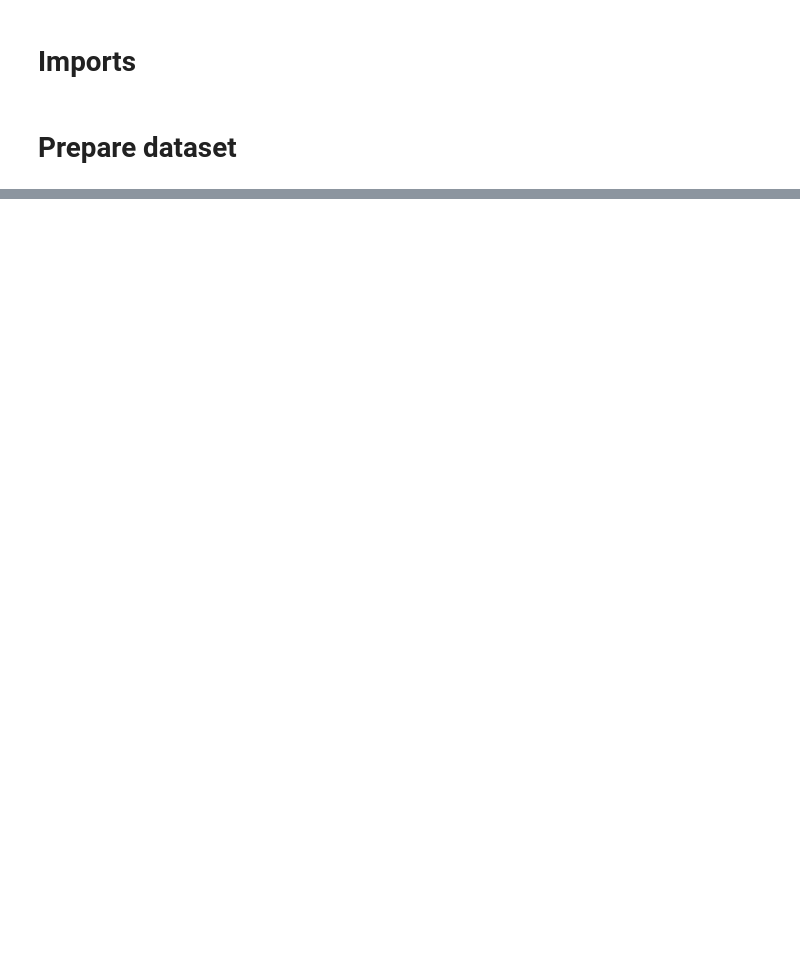
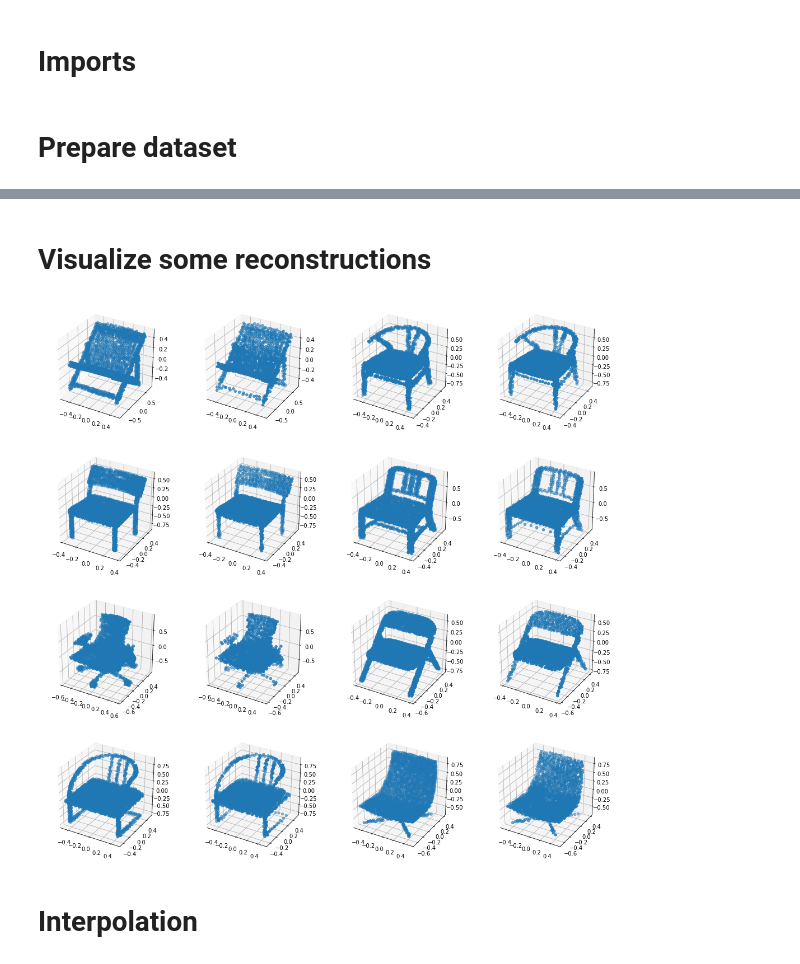
Before and after one commit to jakubzadrozny/thesis, a Jupyter notebook: experiments.ipynb, the cells around one changed output, grey strips where cells are left out. Saved outputs shown, nothing was run; the diff lists cells and outputs as text; code cells hidden in the pictures; blank space fills up the shorter version.

Commit message:
Expand model

```diff
--- a/experiments.ipynb
+++ b/experiments.ipynb
@@ -138,0 +25,45 @@ AssertionError: Torch not compiled with CUDA enabled
+# %%
+model = PCVAE.load_from_drive(PCVAE, name='bestpcvae')
+# %% [markdown]
+# Visualize some reconstructions
+# %%
+def zzip(a, b):
+    if len(a) == 0:
+        return b
+    if len(b) == 0:
+        return a
+    return [a[0], b[0]] + zzip(a[1:], b[1:])
+
+def unstack(t):
+    return [x.squeeze(0) for x in list(t.split(1))]
+# %%
+def subplot_num(m, i, j):
+    return i*m + j
+
+def draw_pc(ax, pc):
+    pc = SetRotation((np.pi/2, -np.pi, 0))(pc)
+    X, Y, Z = np.split(pc, 3)
+    ax.scatter(X, Y, Z)
+
+def plot_samples(samples, n, m):
+    fig = plt.figure(figsize=(4.5*m,4.5*n))
+    for i in range(n):
+        for j in range(m):
+            idx = subplot_num(m, i, j)
+            ax = fig.add_subplot(n, m, idx+1, projection='3d')
+            draw_pc(ax, samples[idx])
+    plt.show()
+# %%
+batch, _ = next(iter(test_loader))
+rec, _ = model(batch)
+rec = rec.detach()
+
+batch_rec = zzip(unstack(batch), unstack(rec))
+# %%
+N, M = 4, 4
+samples = batch_rec[:N*M]
+plot_samples(samples, N, M)
+# %% [output]
+[figure, added]
+# %% [markdown]
+# Interpolation
```
Also changed, not shown: parts of 31 cells of this notebook, 7 other files.
